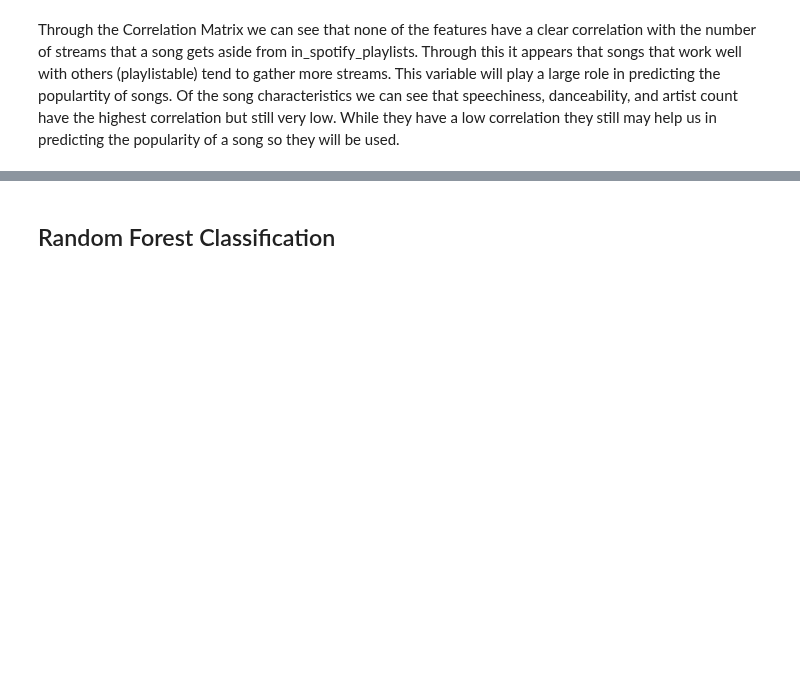
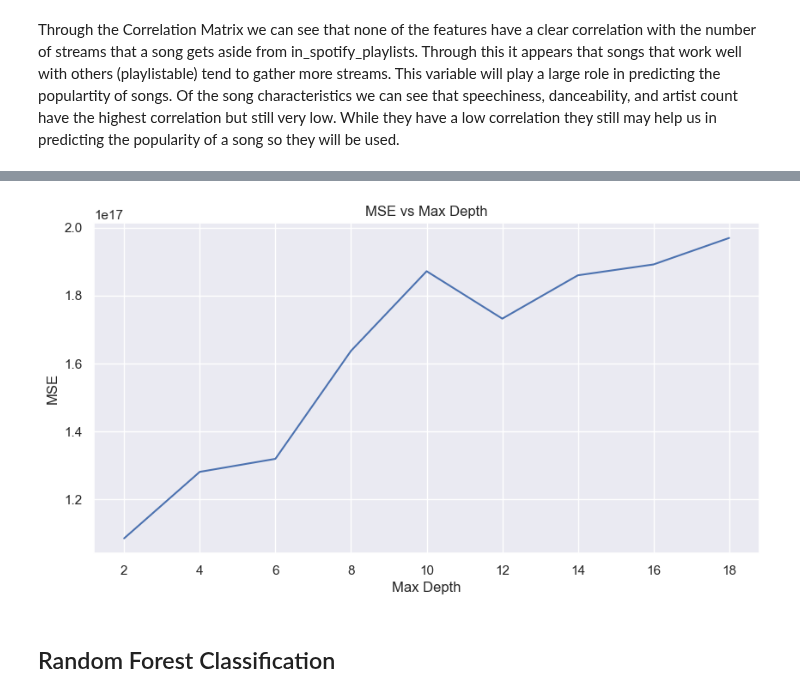
Before and after one commit to uzitak161/DS3000_Project, a Jupyter notebook: Project.EDA.ipynb, the cells around one changed output, grey strips where cells are left out. Saved outputs shown, nothing was run; the diff lists cells and outputs as text; code cells hidden in the pictures; blank space fills up the shorter version.

```diff
--- a/Project.EDA.ipynb
+++ b/Project.EDA.ipynb
@@ -398,3 +376,13 @@ We found that a max_depth of 2 had the best accuracy score of ~58%.
+# %%
+# Plot accuracy scores for each max_depth
+plt.figure(figsize=(10, 5))
+plt.plot(accuracy_scores.keys(), accuracy_scores.values())
+plt.xlabel("Max Depth")
+plt.ylabel("MSE")
+plt.title("MSE vs Max Depth")
+plt.show()
+# %% [output]
+[figure, added]
 # %% [markdown]
 ## Random Forest Classification ##
 # %%
```
Also changed, not shown: parts of 20 cells of this notebook.
